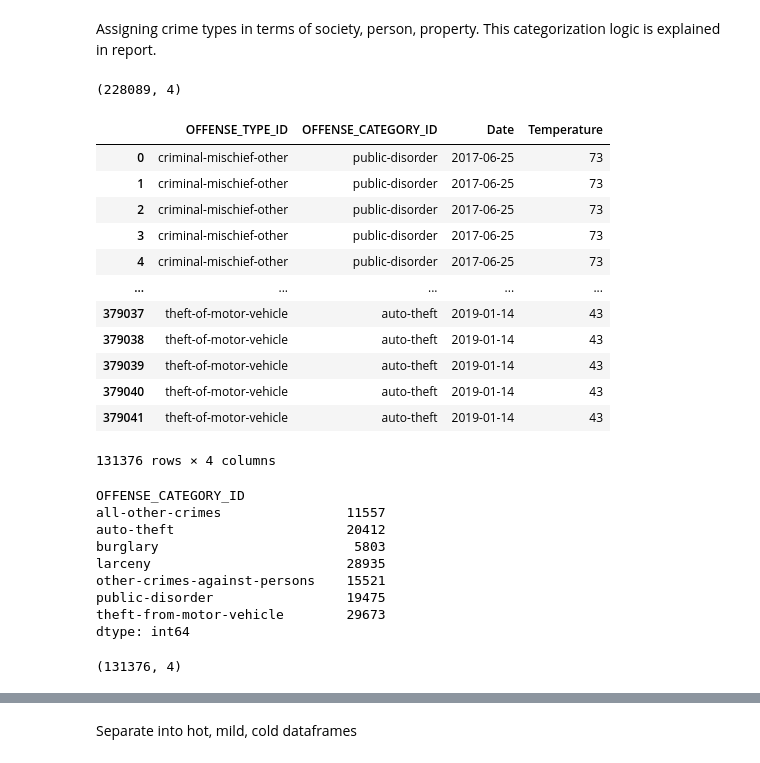
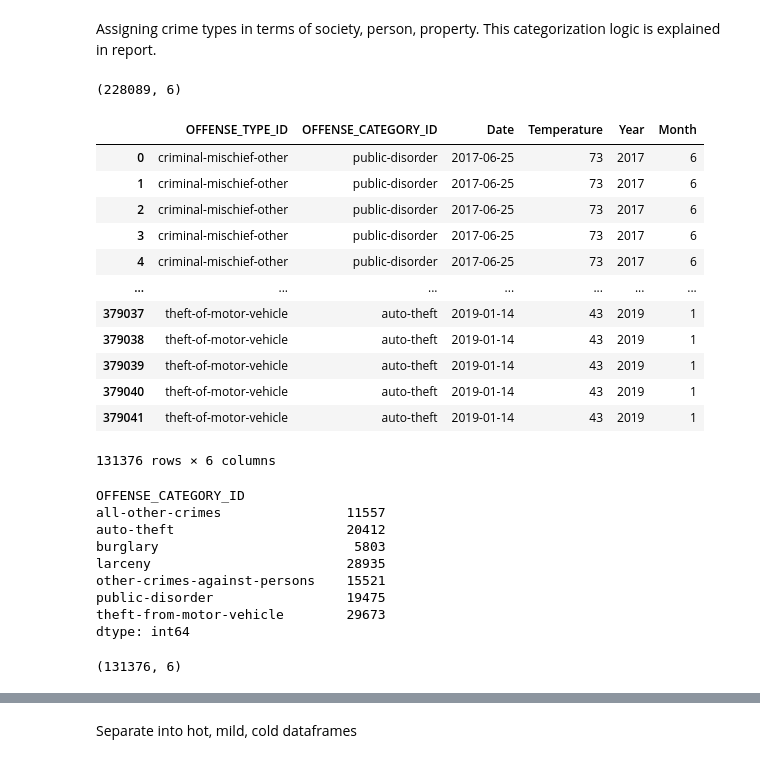
Before and after one commit to laurenawilk/CSCI4502, a Jupyter notebook: denvercrimeandweatherFINAL.ipynb, the cells around one changed output, grey strips where cells are left out. Cells and saved outputs as stored; diff of their text form; code cells hidden in the pictures.

```diff
--- a/denvercrimeandweatherFINAL.ipynb
+++ b/denvercrimeandweatherFINAL.ipynb
@@ -113,28 +121,30 @@ Assigning crime types in terms of society, person, property. This categorization
 # %%
 # all-other-crimes = 37218/total size = 12.92
 offenseType =(mergeOnDate["OFFENSE_TYPE_ID"].value_counts())
 print(mergeOnDate.shape)
 mergeOnDate= mergeOnDate[~mergeOnDate['OFFENSE_TYPE_ID'].isin(offenseType[offenseType < 5000].index)]
 
 t=mergeOnDate.groupby('OFFENSE_CATEGORY_ID').size()
+g=mergeOnDate.groupby('OFFENSE_TYPE_ID')
+# mergeOnDate.to_csv('CrimeTypeMapping')
 display(mergeOnDate)
 display(t)
 print(mergeOnDate.shape)
 # %% [output]
-(228089, 4)
+(228089, 6)
-|  | OFFENSE_TYPE_ID | OFFENSE_CATEGORY_ID | Date | Temperature |
-| 0 | criminal-mischief-other | public-disorder | 2017-06-25 | 73 |
-| 1 | criminal-mischief-other | public-disorder | 2017-06-25 | 73 |
-| 2 | criminal-mischief-other | public-disorder | 2017-06-25 | 73 |
-| 3 | criminal-mischief-other | public-disorder | 2017-06-25 | 73 |
-| 4 | criminal-mischief-other | public-disorder | 2017-06-25 | 73 |
-| ... | ... | ... | ... | ... |
-| 379037 | theft-of-motor-vehicle | auto-theft | 2019-01-14 | 43 |
-| 379038 | theft-of-motor-vehicle | auto-theft | 2019-01-14 | 43 |
-| 379039 | theft-of-motor-vehicle | auto-theft | 2019-01-14 | 43 |
-| 379040 | theft-of-motor-vehicle | auto-theft | 2019-01-14 | 43 |
-| 379041 | theft-of-motor-vehicle | auto-theft | 2019-01-14 | 43 |
+|  | OFFENSE_TYPE_ID | OFFENSE_CATEGORY_ID | Date | Temperature | Year | Month |
+| 0 | criminal-mischief-other | public-disorder | 2017-06-25 | 73 | 2017 | 6 |
+| 1 | criminal-mischief-other | public-disorder | 2017-06-25 | 73 | 2017 | 6 |
+| 2 | criminal-mischief-other | public-disorder | 2017-06-25 | 73 | 2017 | 6 |
+| 3 | criminal-mischief-other | public-disorder | 2017-06-25 | 73 | 2017 | 6 |
+| 4 | criminal-mischief-other | public-disorder | 2017-06-25 | 73 | 2017 | 6 |
+| ... | ... | ... | ... | ... | ... | ... |
+| 379037 | theft-of-motor-vehicle | auto-theft | 2019-01-14 | 43 | 2019 | 1 |
+| 379038 | theft-of-motor-vehicle | auto-theft | 2019-01-14 | 43 | 2019 | 1 |
+| 379039 | theft-of-motor-vehicle | auto-theft | 2019-01-14 | 43 | 2019 | 1 |
+| 379040 | theft-of-motor-vehicle | auto-theft | 2019-01-14 | 43 | 2019 | 1 |
+| 379041 | theft-of-motor-vehicle | auto-theft | 2019-01-14 | 43 | 2019 | 1 |
-131376 rows × 4 columns
+131376 rows × 6 columns
 OFFENSE_CATEGORY_ID
 all-other-crimes                11557
 auto-theft                      20412
@@ -144,7 +154,7 @@ other-crimes-against-persons    15521
 public-disorder                 19475
 theft-from-motor-vehicle        29673
 dtype: int64
-(131376, 4)
+(131376, 6)
 # %%
 h= mergeOnDate.groupby(['OFFENSE_TYPE_ID']).size()
 
```
Also changed, not shown: parts of 15 cells of this notebook.
